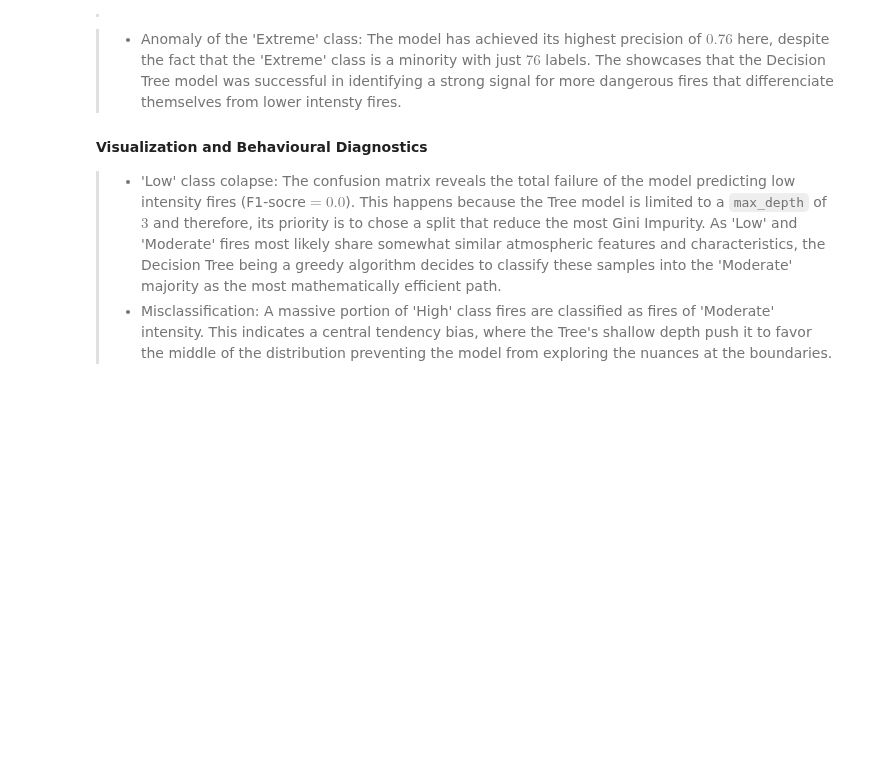
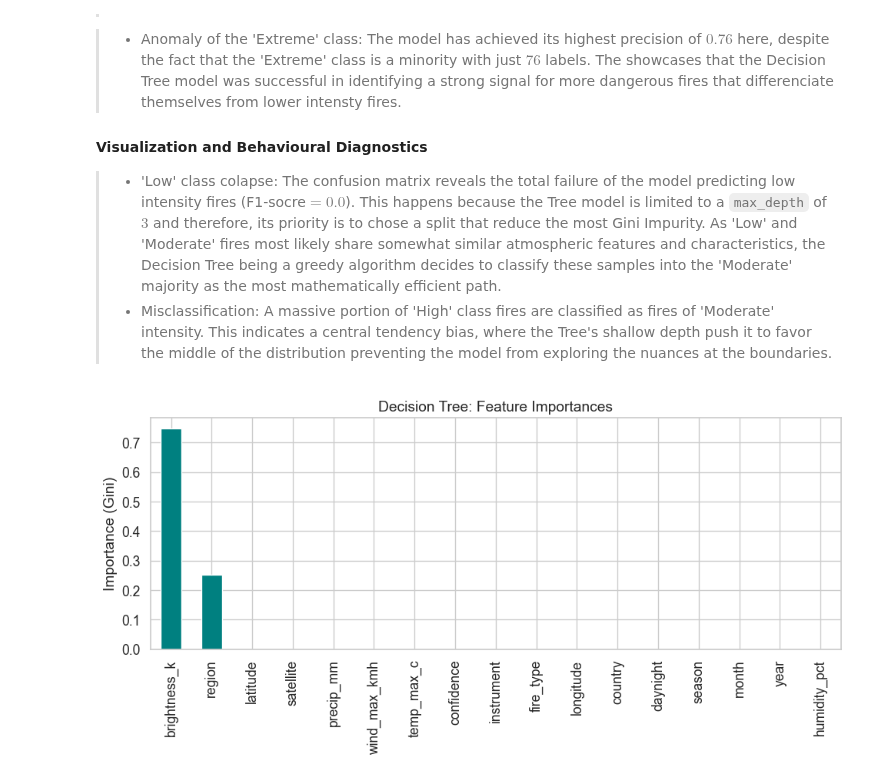
Before and after one commit to wadamiru/manual-ml, a Jupyter notebook: ML-A2/project_wildfire.ipynb, the cells around one changed output. Saved outputs shown, nothing was run; the diff lists cells and outputs as text; code cells hidden in the pictures; blank space fills up the shorter version.

```diff
--- a/ML-A2/project_wildfire.ipynb
+++ b/ML-A2/project_wildfire.ipynb
@@ -649,3 +644,17 @@ The baseline Decision Tree model showcases a stable yet limited predictive capac
 #### Visualization and Behavioural Diagnostics
 > - 'Low' class colapse: The confusion matrix reveals the total failure of the model predicting low intensity fires (F1-socre$=0.0$). This happens because the Tree model is limited to a `max_depth` of $3$ and therefore, its priority is to chose a split that reduce the most Gini Impurity. As 'Low' and 'Moderate' fires most likely share somewhat similar atmospheric features and characteristics, the Decision Tree being a greedy algorithm decides to classify these samples into the 'Moderate' majority as the most mathematically efficient path.
 > - Misclassification: A massive portion of 'High' class fires are classified as fires of 'Moderate' intensity. This indicates a central tendency bias, where the Tree's shallow depth push it to favor the middle of the distribution preventing the model from exploring the nuances at the boundaries.
+# %%
+# feature importance
+feat_names = X_raw.columns.tolist()
+importances = pd.Series(dt_best.feature_importances_, index=feat_names)
+importances = importances.sort_values(ascending=False)
+
+fig, ax = plt.subplots(figsize=(10, 5))
+importances.plot.bar(ax=ax, color='teal')
+ax.set_title('Decision Tree: Feature Importances')
+ax.set_ylabel('Importance (Gini)')
+plt.tight_layout()
+plt.show()
+# %% [output]
+[figure, added]
```
Also changed, not shown: parts of 31 cells of this notebook, 3 other files.
